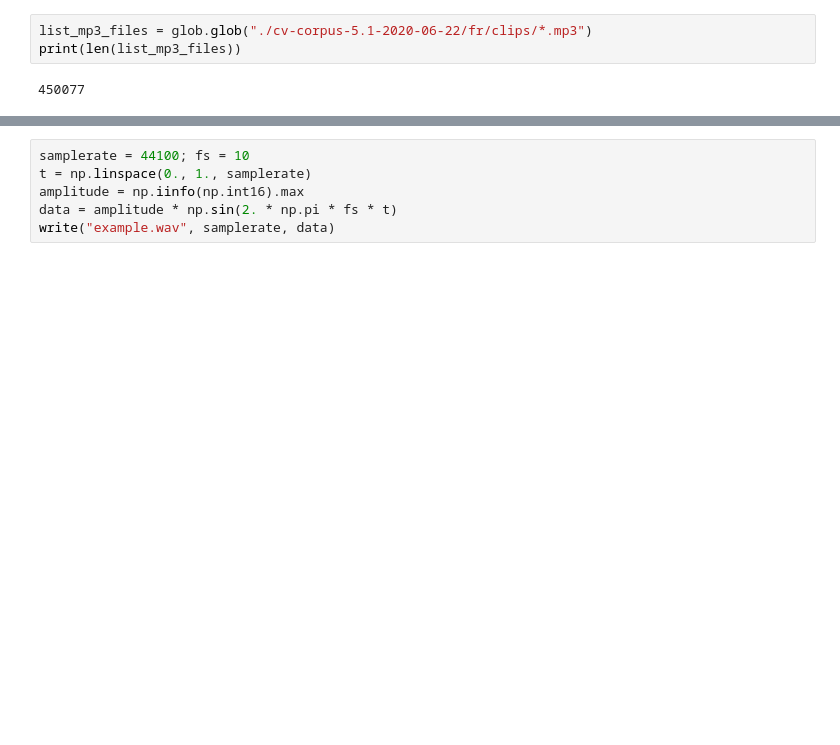
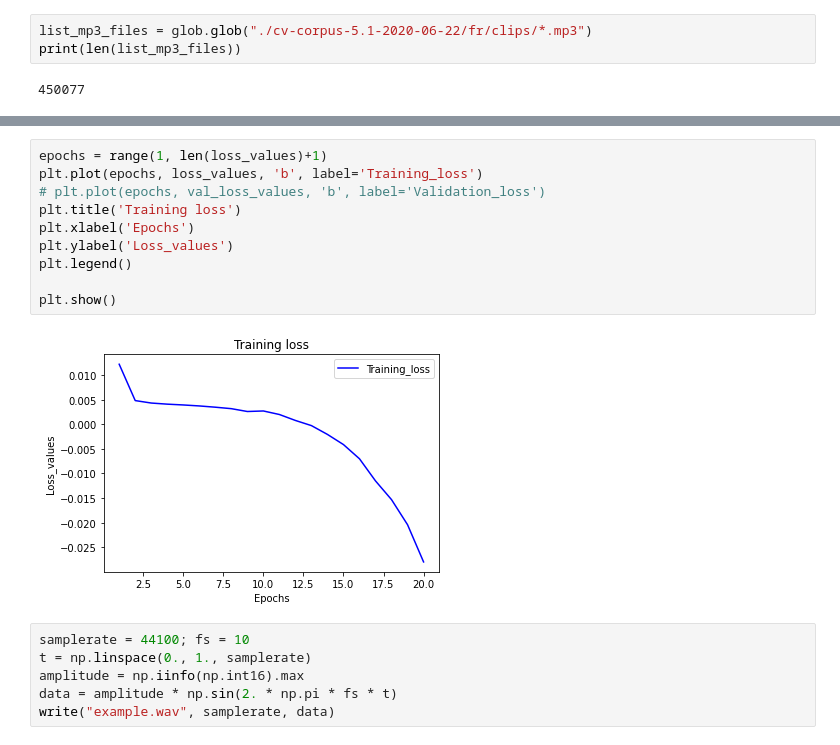
Before and after one commit to CamilleGreen5/Deep_Learning_with_Python, a Jupyter notebook: Noise_speech_reduction.ipynb, the cells around one changed output, grey strips where cells are left out. Saved outputs shown, nothing was run; the diff lists cells and outputs as text; blank space fills up the shorter version.

```diff
--- a/Noise_speech_reduction.ipynb
+++ b/Noise_speech_reduction.ipynb
@@ -92,3 +174,15 @@ NameError: ignored
+# %%
+epochs = range(1, len(loss_values)+1)
+plt.plot(epochs, loss_values, 'b', label='Training_loss')
+# plt.plot(epochs, val_loss_values, 'b', label='Validation_loss')
+plt.title('Training loss')
+plt.xlabel('Epochs')
+plt.ylabel('Loss_values')
+plt.legend()
+
+plt.show()
+# %% [output]
+[figure, added]
 # %%
 samplerate = 44100; fs = 10
 t = np.linspace(0., 1., samplerate)
```
Also changed, not shown: parts of 14 cells of this notebook.
